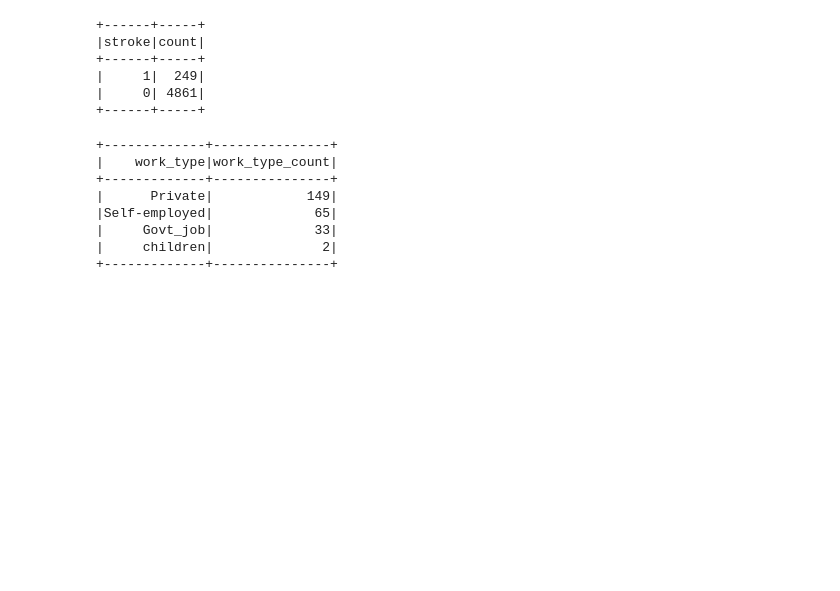
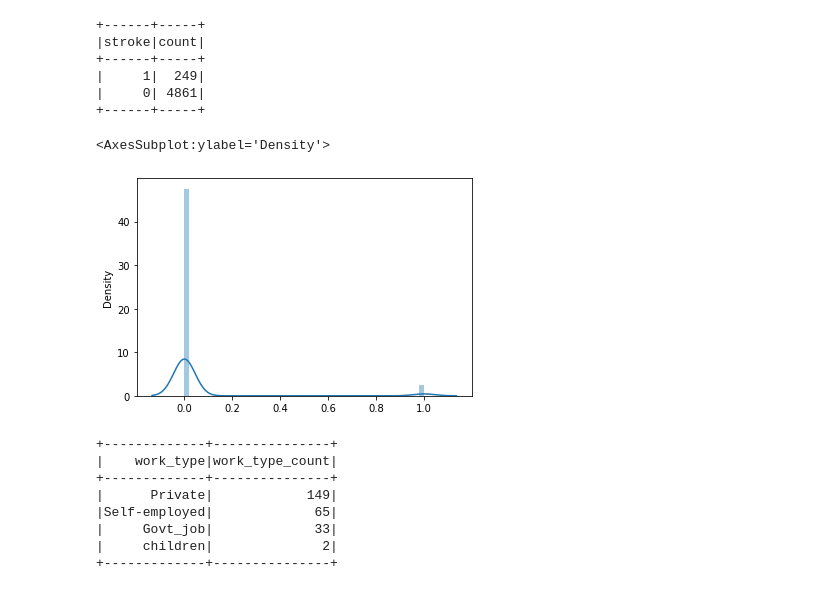
Before and after one commit to Giotanna/data_mining_project_2021, a Jupyter notebook: healthcare.ipynb, the cells around one changed output. Drawn from its saved outputs; the diff is of its cells as text; code cells hidden in the pictures; blank space fills up the shorter version.

```diff
--- a/healthcare.ipynb
+++ b/healthcare.ipynb
@@ -14,7 +14,7 @@ from pyspark.sql.functions import sum
 from pyspark.sql.functions import format_number
 
 
-df = spark.read.csv('/home/giotanna/Documents/DM_project_2021/healthcare-dataset-stroke-data/healthcare-dataset-stroke-data.csv', inferSchema=True,header=True)
+df = spark.read.csv('healthcare-dataset-stroke-data.csv', inferSchema=True,header=True)
 # %%
 df.show()
 # %% [output]
@@ -98,6 +99,13 @@ df.groupBy('stroke').count().show()
 |     1|  249|
 |     0| 4861|
 +------+-----+
+# %%
+sample_df = df.select(['stroke']).sample(False, 0.5, 42)
+pandas_df = sample_df.toPandas()
+sns.distplot(pandas_df)
+# %% [output]
+<AxesSubplot:ylabel='Density'>
+[figure, added]
 # %%
 #influence of work type on getting stroke
 #more private
```
Also changed, not shown: parts of 2 cells of this notebook, 1 other file.
